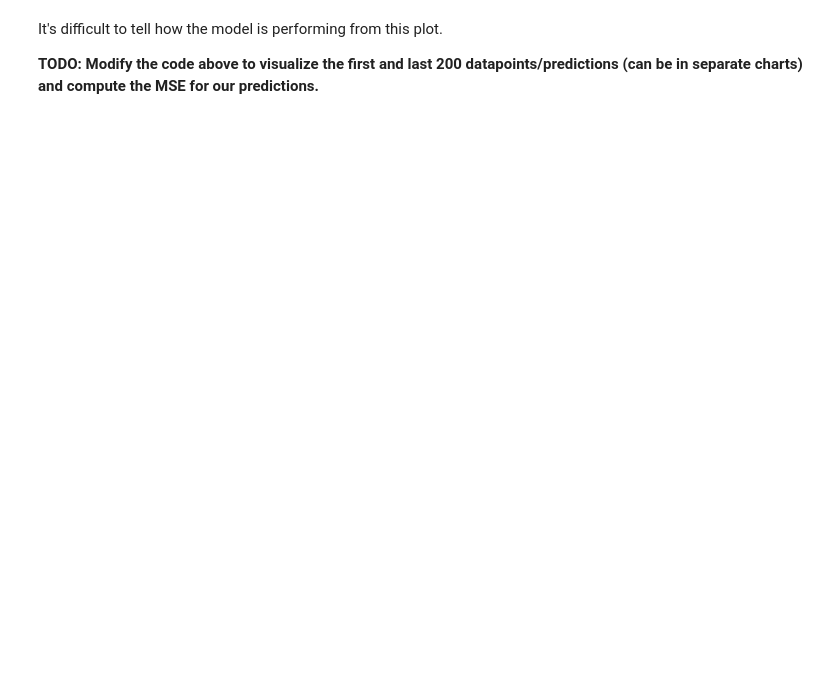
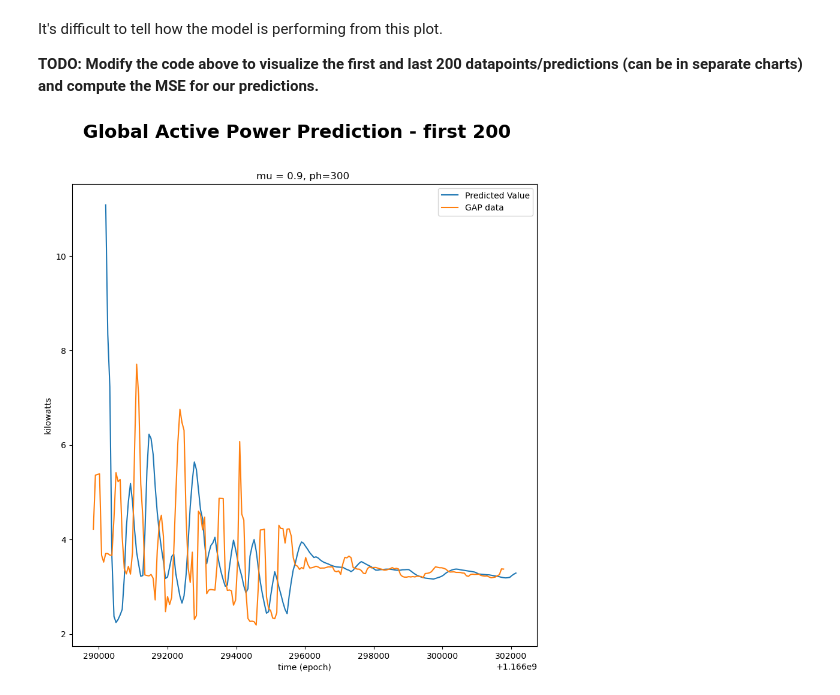
Before and after one commit to omarsagoo/aai-iot-linear-regression, a Jupyter notebook: Linear Regression IoT.ipynb, the cells around one changed output. Drawn from its saved outputs; the diff is of its cells as text; code cells hidden in the pictures; blank space fills up the shorter version.

```diff
--- a/Linear Regression IoT.ipynb
+++ b/Linear Regression IoT.ipynb
@@ -116,5 +160,8 @@ It's difficult to tell how the model is performing from this plot.
 **TODO: Modify the code above to visualize the first and last 200 datapoints/predictions (can be in separate charts) and compute the MSE for our predictions.**
 # %%
 #Plot first 200 data points/predictions
+plot_early(tp_pred, yp_pred, mu, ph)
+# %% [output]
+[figure, added]
 # %%
 #Plot last 200 data points/predictions
```
Also changed, not shown: parts of 39 cells of this notebook, 3 other files.
